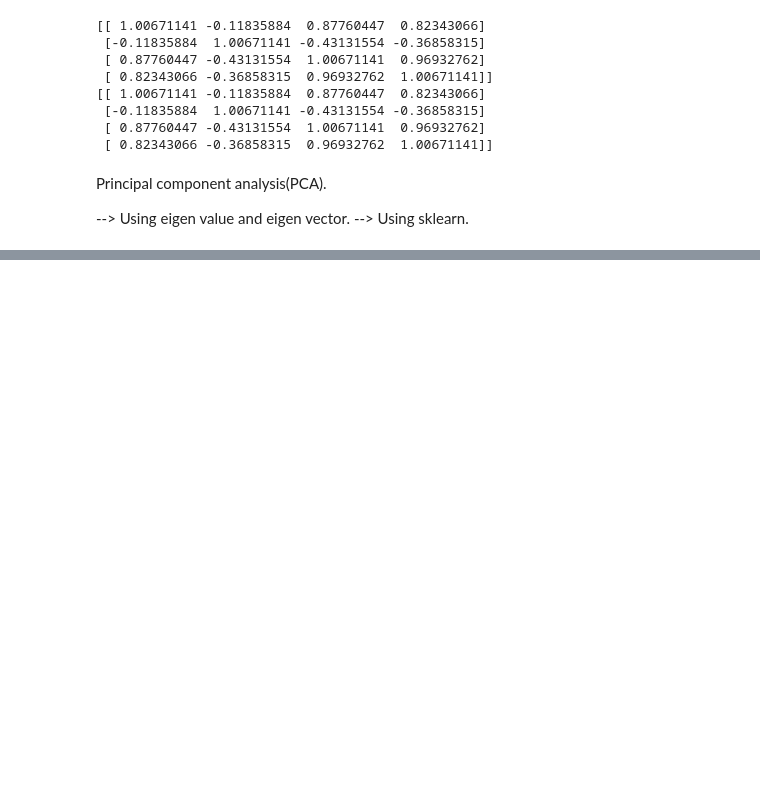
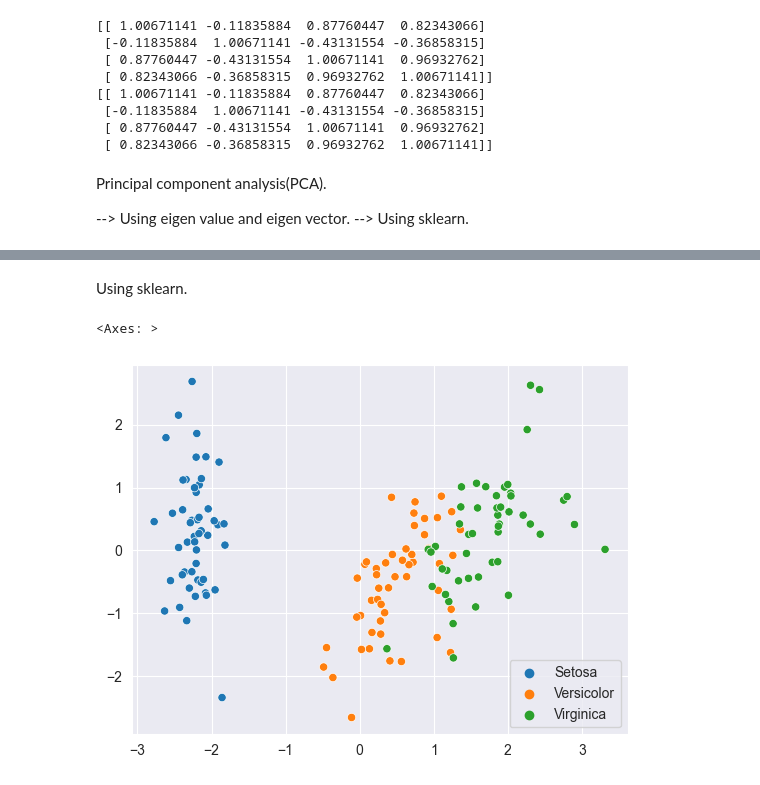
Before and after one commit to Arjun1425/MachineLearning, a Jupyter notebook: Dimensionality Reduction.ipynb, the cells around one changed output, grey strips where cells are left out. Cells and saved outputs as stored; diff of their text form; code cells hidden in the pictures; blank space fills up the shorter version.

```diff
--- a/Dimensionality Reduction.ipynb
+++ b/Dimensionality Reduction.ipynb
@@ -97,0 +98,13 @@ sns.scatterplot(x=PC1, y=PC2, hue=labels)
+# %% [markdown]
+Using sklearn.
+# %%
+from sklearn.decomposition import PCA
+pca = PCA(n_components=2)
+reduced_data = pca.fit_transform(scaler)              # It requires the standardized data.
+
+PC1 = reduced_data[:,0]
+PC2 = reduced_data[:,1]
+sns.scatterplot(x=PC1, y=PC2, hue=labels)
+# %% [output]
+<Axes: >
+[figure, added]
```
Also changed, not shown: parts of 6 cells of this notebook.
